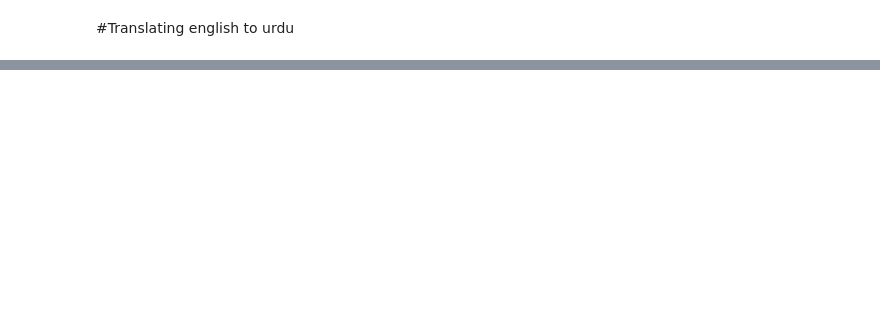
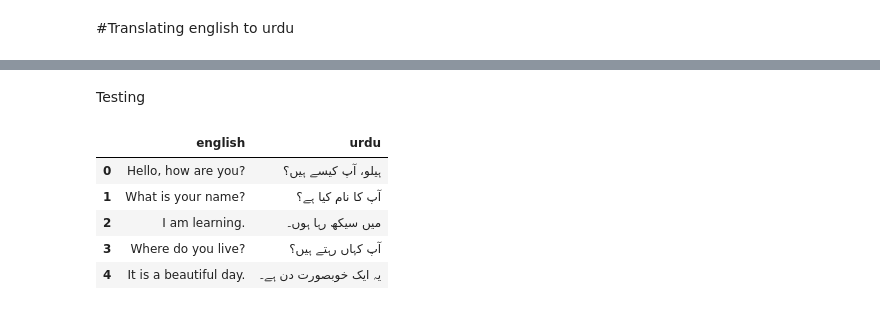
Before and after one commit to SheikhMudassarHanif/NLP, a Jupyter notebook: TextTranslationRNN.ipynb, the cells around one changed output, grey strips where cells are left out. Drawn from its saved outputs; the diff is of its cells as text; code cells hidden in the pictures; blank space fills up the shorter version.

```diff
--- a/TextTranslationRNN.ipynb
+++ b/TextTranslationRNN.ipynb
@@ -299,0 +333,46 @@ Predicted Urdu Translation: <OOV> <OOV> <OOV>
+# %% [markdown]
+Testing
+# %%
+import pandas as pd
+
+# Create a DataFrame
+data = {
+    'english': [
+        "Hello, how are you?",
+        "What is your name?",
+        "I am learning.",
+        "Where do you live?",
+        "It is a beautiful day.",
+        "I love reading books.",
+        "How old are you?",
+        "This is my favorite movie.",
+        "Can you help me?",
+        "Thank you very much!"
+    ],
+    'urdu': [
+        "ہیلو، آپ کیسے ہیں؟",
+        "آپ کا نام کیا ہے؟",
+        "میں سیکھ رہا ہوں۔",
+        "آپ کہاں رہتے ہیں؟",
+        "یہ ایک خوبصورت دن ہے۔",
+        "مجھے کتابیں پڑھنا پسند ہے۔",
+        "آپ کی عمر کیا ہے؟",
+        "یہ میری پسندیدہ فلم ہے۔",
+        "کیا آپ میری مدد کر سکتے ہیں؟",
+        "آپ کا بہت شکریہ!"
+    ]
+}
+
+df = pd.DataFrame(data)
+
+# Save to CSV
+df.to_csv('english_urdu_corpus.csv', index=False)
+# %%
+df.head()
+# %% [output]
+|  | english | urdu |
+| 0 | Hello, how are you? | ہیلو، آپ کیسے ہیں؟ |
+| 1 | What is your name? | آپ کا نام کیا ہے؟ |
+| 2 | I am learning. | میں سیکھ رہا ہوں۔ |
+| 3 | Where do you live? | آپ کہاں رہتے ہیں؟ |
+| 4 | It is a beautiful day. | یہ ایک خوبصورت دن ہے۔ |
```
Also changed, not shown: parts of 29 cells of this notebook.
